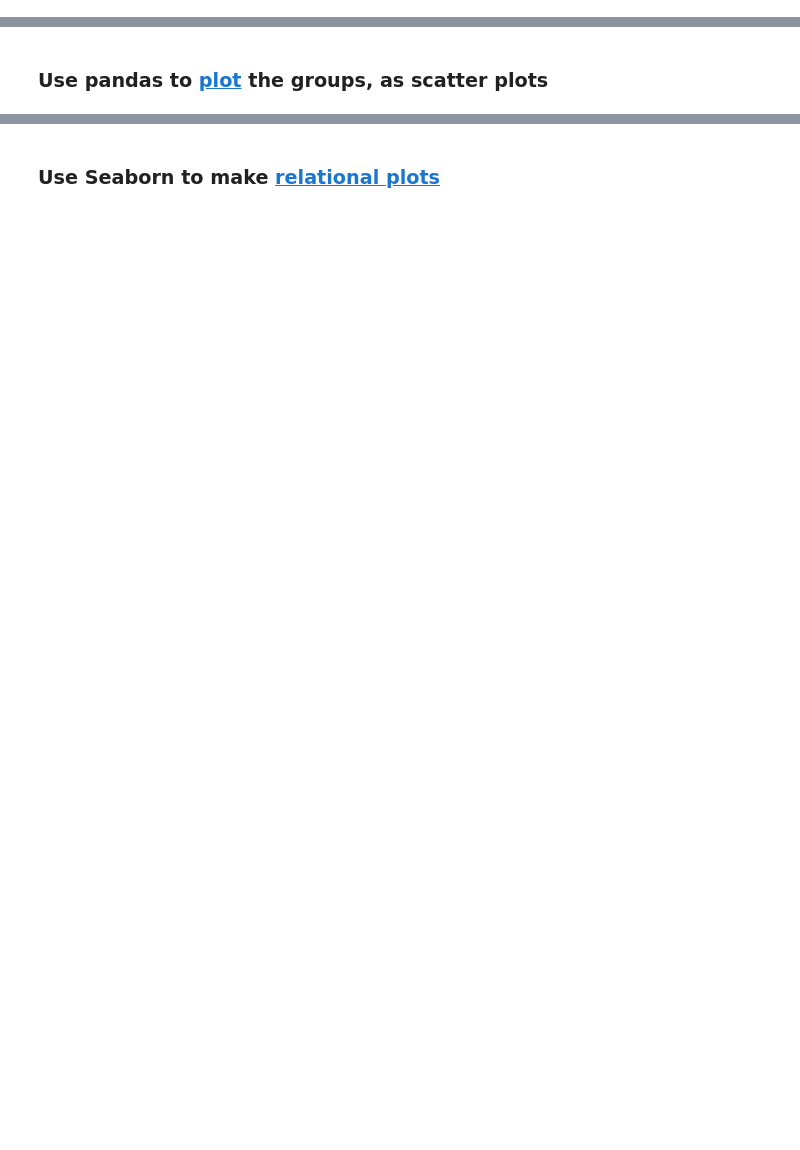
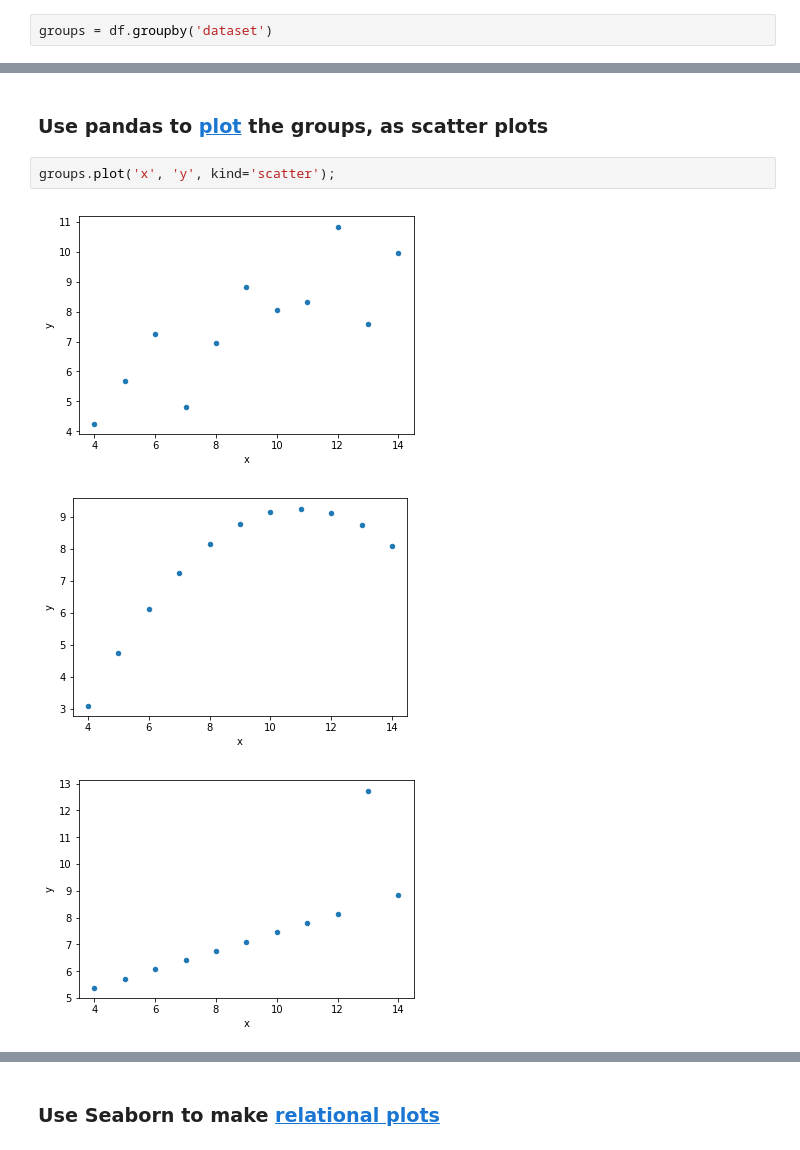
Before and after one commit to bloominstituteoftechnology/DS-Sprint-02-Storytelling-With-Data, a Jupyter notebook: module2-choose-appropriate-visualizations/LS_DS_122_Choose_appropriate_visualizations.ipynb, the cells around one changed output, grey strips where cells are left out. Drawn from its saved outputs; the diff is of its cells as text; blank space fills up the shorter version.

```diff
--- a/module2-choose-appropriate-visualizations/LS_DS_122_Choose_appropriate_visualizations.ipynb
+++ b/module2-choose-appropriate-visualizations/LS_DS_122_Choose_appropriate_visualizations.ipynb
@@ -68,4 +203,6 @@ df = sns.load_dataset('anscombe')
 # %% [markdown]
 ### [Group by](https://pandas.pydata.org/pandas-docs/stable/generated/pandas.DataFrame.groupby.html) `'dataset'`
+# %%
+groups = df.groupby('dataset')
 # %% [markdown]
 ### [Describe](https://pandas.pydata.org/pandas-docs/stable/generated/pandas.DataFrame.describe.html) the groups
@@ -80,2 +267,8 @@ df = sns.load_dataset('anscombe')
 # %% [markdown]
 ### Use pandas to [plot](https://pandas.pydata.org/pandas-docs/stable/generated/pandas.DataFrame.plot.html) the groups, as scatter plots
+# %%
+groups.plot('x', 'y', kind='scatter');
+# %% [output]
+[figure, added]
+[figure, added]
+[figure, added]
```
Also changed, not shown: parts of 49 cells of this notebook.
